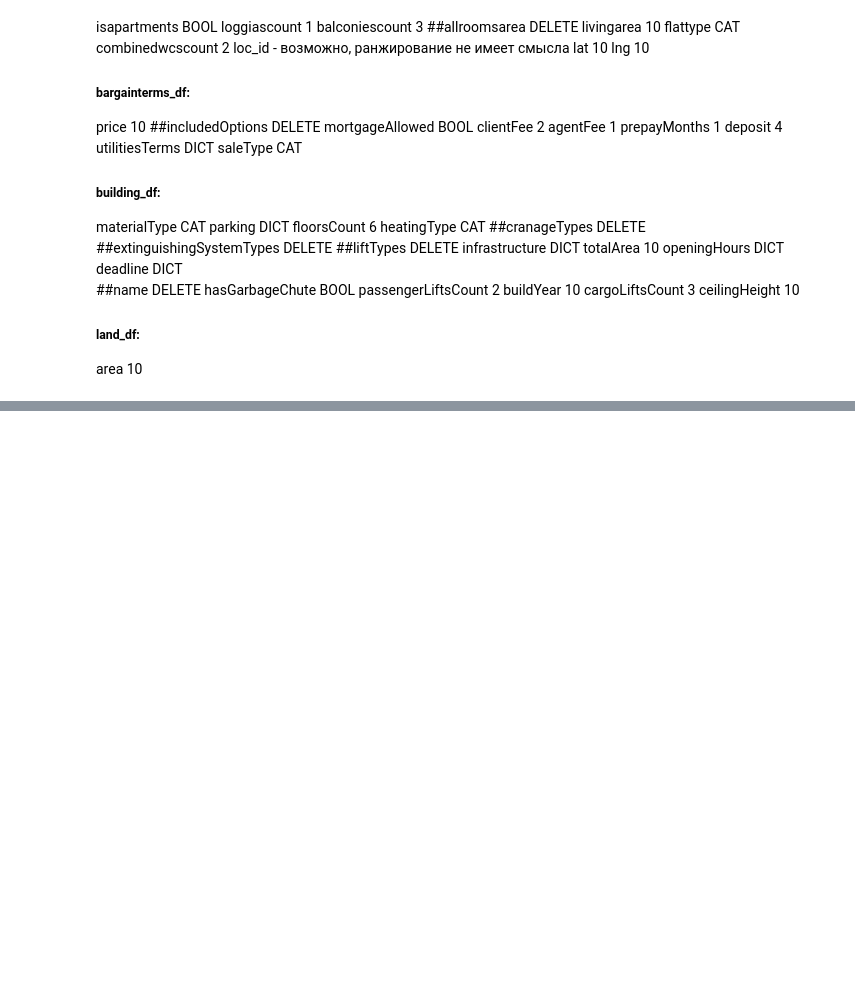
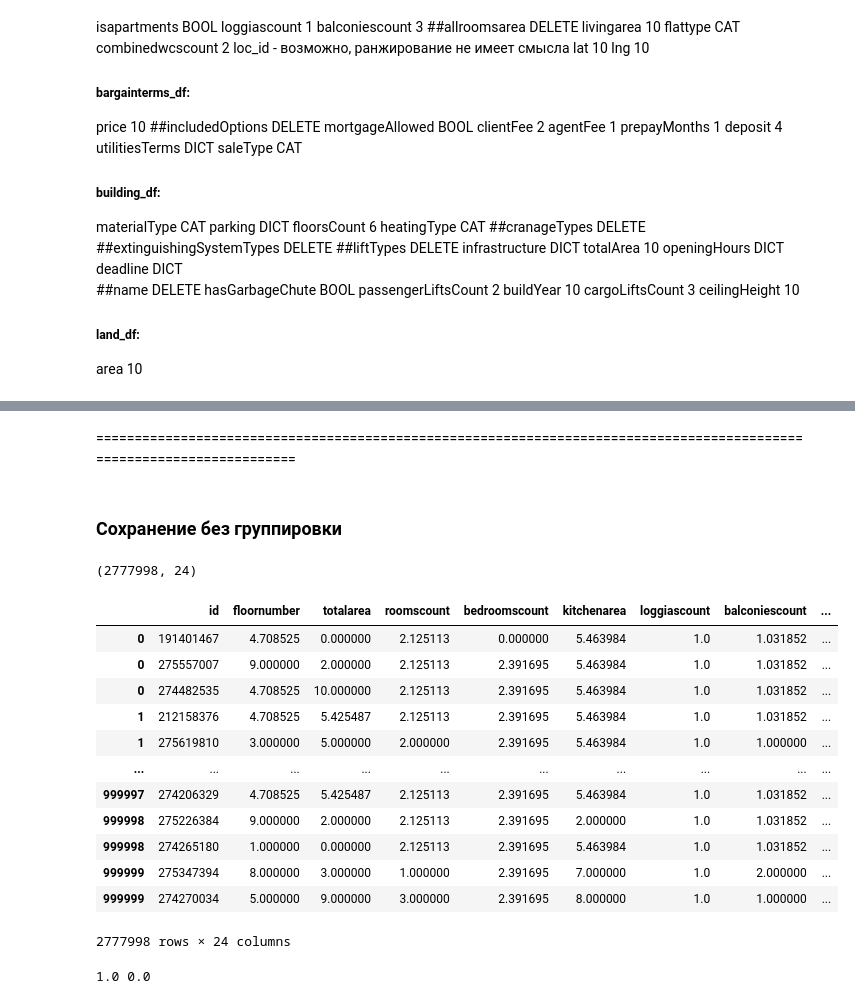
Before and after one commit to MariaZharova/recsys_internship, a Jupyter notebook: Bins_embeddings.ipynb, the cells around one changed output, grey strips where cells are left out. Cells and saved outputs as stored; diff of their text form; code cells hidden in the pictures; blank space fills up the shorter version.

```diff
--- a/Bins_embeddings.ipynb
+++ b/Bins_embeddings.ipynb
@@ -357,2 +312,0 @@ sh1[0] - sh2[0]
-# %%
-data['id'] = data['id'].astype(str) + '+'
@@ -436,0 +597,32 @@ np.save('embeddings_bin_num.npy', embeddings[:, 0])
+# %% [markdown]
+======================================================================================================================
+# %% [markdown]
+### Сохранение без группировки
+# %%
+data['id'] = data['id'].apply(lambda x: x[:-1]).astype(int)
+data.shape
+# %% [output]
+(2777998, 24)
+# %%
+data
+# %% [output]
+|  | id | floornumber | totalarea | roomscount | bedroomscount | kitchenarea | loggiascount | balconiescount | ... |
+| 0 | 191401467 | 4.708525 | 0.000000 | 2.125113 | 0.000000 | 5.463984 | 1.0 | 1.031852 | ... |
+| 0 | 275557007 | 9.000000 | 2.000000 | 2.125113 | 2.391695 | 5.463984 | 1.0 | 1.031852 | ... |
+| 0 | 274482535 | 4.708525 | 10.000000 | 2.125113 | 2.391695 | 5.463984 | 1.0 | 1.031852 | ... |
+| 1 | 212158376 | 4.708525 | 5.425487 | 2.125113 | 2.391695 | 5.463984 | 1.0 | 1.031852 | ... |
+| 1 | 275619810 | 3.000000 | 5.000000 | 2.000000 | 2.391695 | 5.463984 | 1.0 | 1.000000 | ... |
+| ... | ... | ... | ... | ... | ... | ... | ... | ... | ... |
+| 999997 | 274206329 | 4.708525 | 5.425487 | 2.125113 | 2.391695 | 5.463984 | 1.0 | 1.031852 | ... |
+| 999998 | 275226384 | 9.000000 | 2.000000 | 2.125113 | 2.391695 | 2.000000 | 1.0 | 1.031852 | ... |
+| 999998 | 274265180 | 1.000000 | 0.000000 | 2.125113 | 2.391695 | 5.463984 | 1.0 | 1.031852 | ... |
+| 999999 | 275347394 | 8.000000 | 3.000000 | 1.000000 | 2.391695 | 7.000000 | 1.0 | 2.000000 | ... |
+| 999999 | 274270034 | 5.000000 | 9.000000 | 3.000000 | 2.391695 | 8.000000 | 1.0 | 1.000000 | ... |
+2777998 rows × 24 columns
+# %%
+# масштабиирование
+scaler = MinMaxScaler()
+data_scaled2 = scaler.fit_transform(data[data.columns[:-1]])
+print(np.max(data_scaled2), np.min(data_scaled2))
+# %% [output]
+1.0 0.0
```
Also changed, not shown: parts of 63 cells of this notebook.
